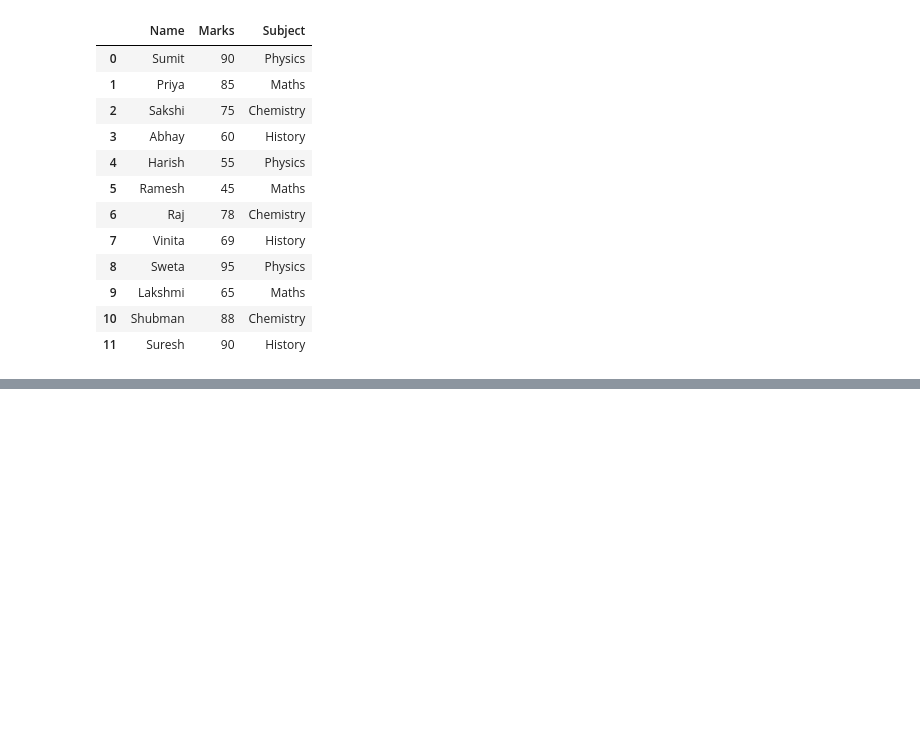
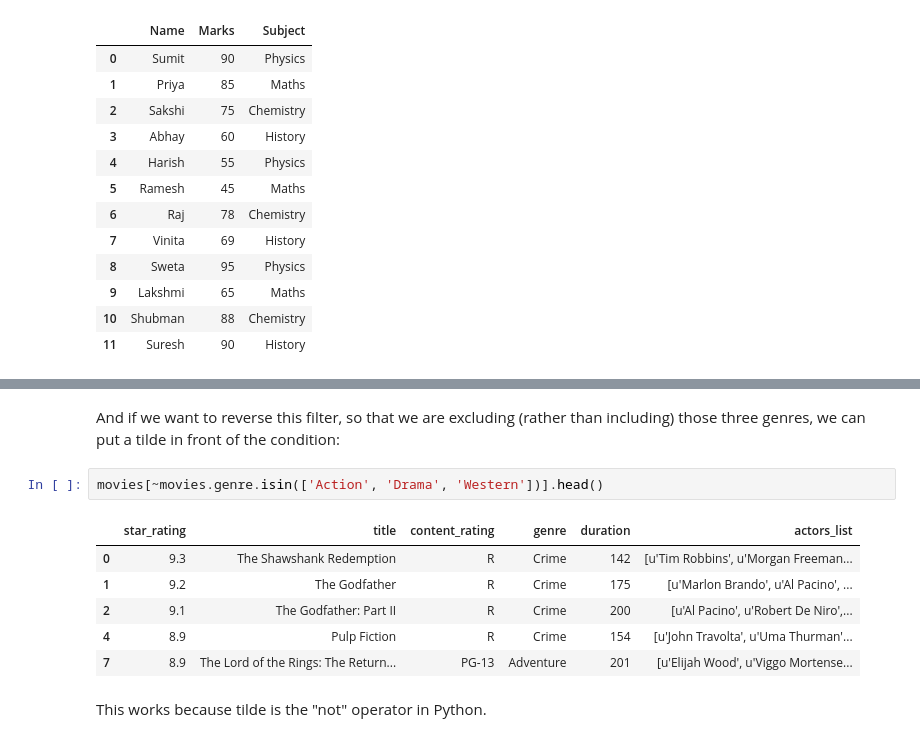
Before and after one commit to sumitpriye/Pandas, a Jupyter notebook: Pandas_Tricks/Pandas_Tricks.ipynb, the cells around one changed output, grey strips where cells are left out. Saved outputs shown, nothing was run; the diff lists cells and outputs as text; blank space fills up the shorter version.

```diff
--- a/Pandas_Tricks/Pandas_Tricks.ipynb
+++ b/Pandas_Tricks/Pandas_Tricks.ipynb
@@ -497,0 +673,13 @@ pd.concat((pd.read_csv(file) for file in marks_files), ignore_index=True)
+# %% [markdown]
+And if we want to reverse this filter, so that we are excluding (rather than including) those three genres, we can put a tilde in front of the condition:
+# %%
+movies[~movies.genre.isin(['Action', 'Drama', 'Western'])].head()
+# %% [output]
+|  | star_rating | title | content_rating | genre | duration | actors_list |
+| 0 | 9.3 | The Shawshank Redemption | R | Crime | 142 | [u'Tim Robbins', u'Morgan Freeman... |
+| 1 | 9.2 | The Godfather | R | Crime | 175 | [u'Marlon Brando', u'Al Pacino', ... |
+| 2 | 9.1 | The Godfather: Part II | R | Crime | 200 | [u'Al Pacino', u'Robert De Niro',... |
+| 4 | 8.9 | Pulp Fiction | R | Crime | 154 | [u'John Travolta', u'Uma Thurman'... |
+| 7 | 8.9 | The Lord of the Rings: The Return... | PG-13 | Adventure | 201 | [u'Elijah Wood', u'Viggo Mortense... |
+# %% [markdown]
+This works because tilde is the "not" operator in Python.
```
Also changed, not shown: parts of 36 cells of this notebook, 1 other file.
